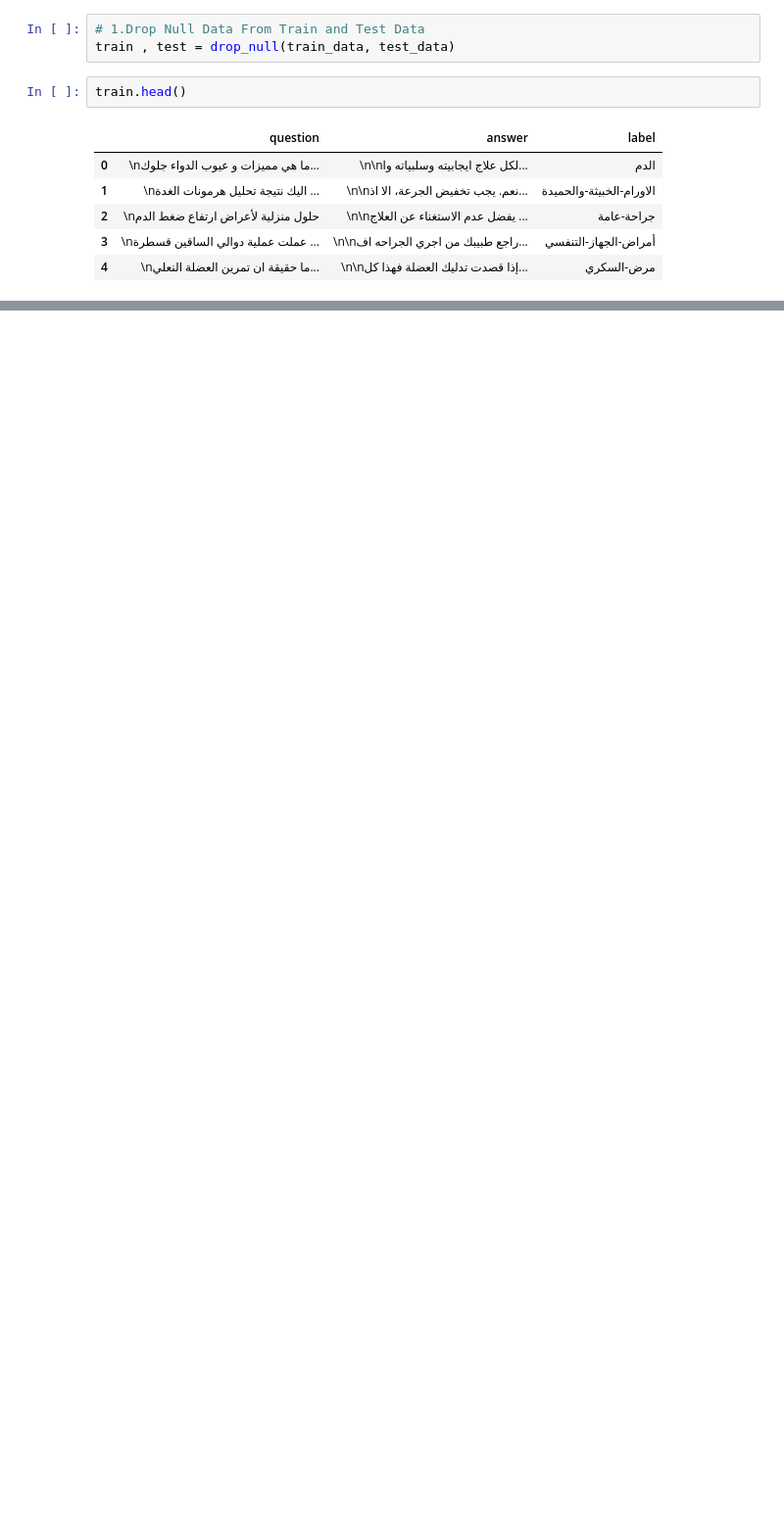
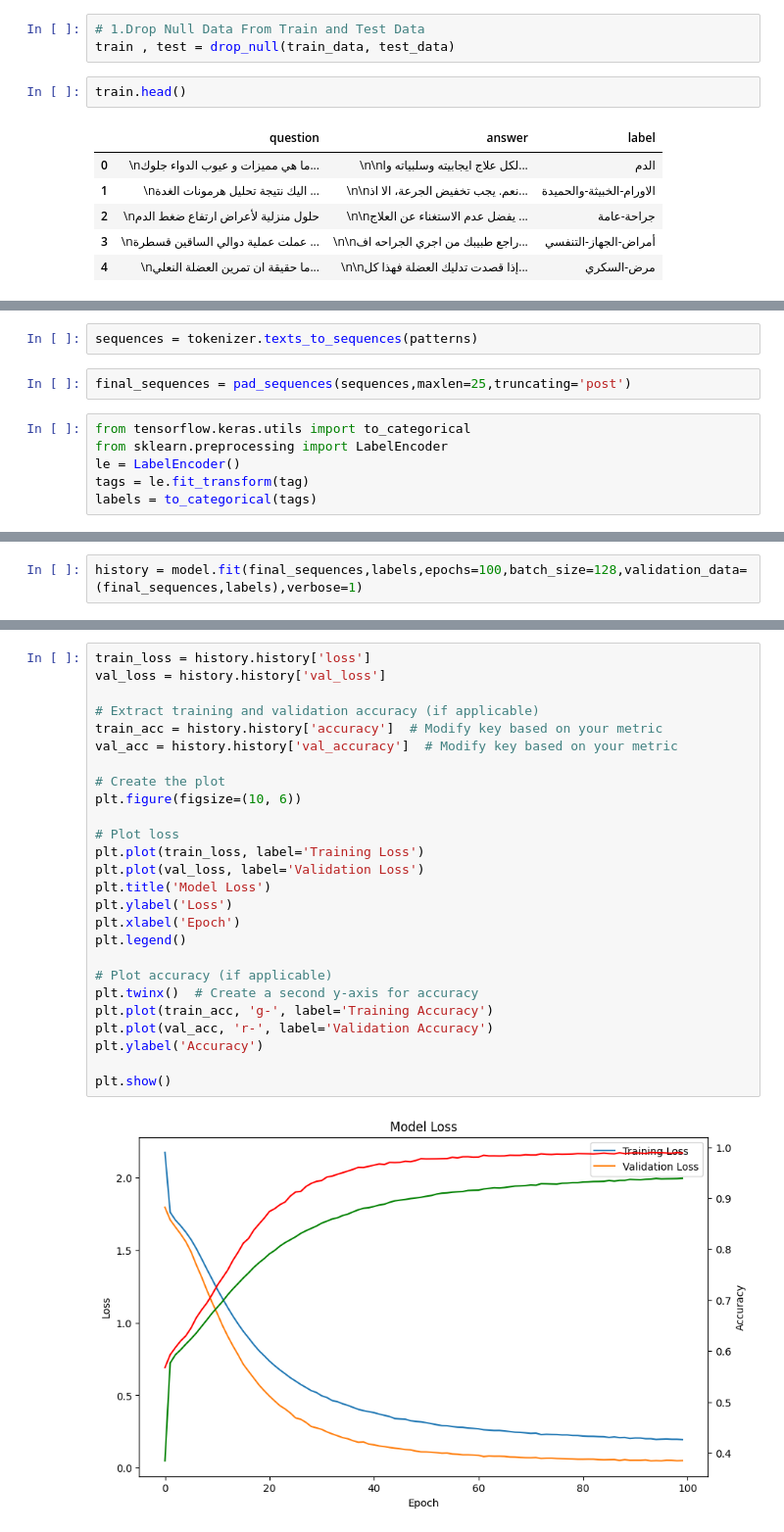
Before and after one commit to amrodev/ChatBotAI, a Jupyter notebook: model.ipynb, the cells around one changed output, grey strips where cells are left out. Shown at 98% size. Saved outputs shown, nothing was run; the diff lists cells and outputs as text; blank space fills up the shorter version.

Commit message:
Deploy ChatBot Classification Model

```diff
--- a/model.ipynb
+++ b/model.ipynb
@@ -124,0 +276,10 @@ See the caveats in the documentation: https://pandas.pydata.org/pandas-docs/stab
+# %%
+sequences = tokenizer.texts_to_sequences(patterns)
+# %%
+final_sequences = pad_sequences(sequences,maxlen=25,truncating='post')
+# %%
+from tensorflow.keras.utils import to_categorical
+from sklearn.preprocessing import LabelEncoder
+le = LabelEncoder()
+tags = le.fit_transform(tag)
+labels = to_categorical(tags)
@@ -124,0 +339,2 @@ See the caveats in the documentation: https://pandas.pydata.org/pandas-docs/stab
+# %%
+history = model.fit(final_sequences,labels,epochs=100,batch_size=128,validation_data=(final_sequences,labels),verbose=1)
@@ -124,0 +359,28 @@ See the caveats in the documentation: https://pandas.pydata.org/pandas-docs/stab
+# %%
+train_loss = history.history['loss']
+val_loss = history.history['val_loss']
+
+# Extract training and validation accuracy (if applicable)
+train_acc = history.history['accuracy']  # Modify key based on your metric
+val_acc = history.history['val_accuracy']  # Modify key based on your metric
+
+# Create the plot
+plt.figure(figsize=(10, 6))
+
+# Plot loss
+plt.plot(train_loss, label='Training Loss')
+plt.plot(val_loss, label='Validation Loss')
+plt.title('Model Loss')
+plt.ylabel('Loss')
+plt.xlabel('Epoch')
+plt.legend()
+
+# Plot accuracy (if applicable)
+plt.twinx()  # Create a second y-axis for accuracy
+plt.plot(train_acc, 'g-', label='Training Accuracy')
+plt.plot(val_acc, 'r-', label='Validation Accuracy')
+plt.ylabel('Accuracy')
+
+plt.show()
+# %% [output]
+[figure, added]
```
Also changed, not shown: parts of 40 cells of this notebook, 5 other files.
